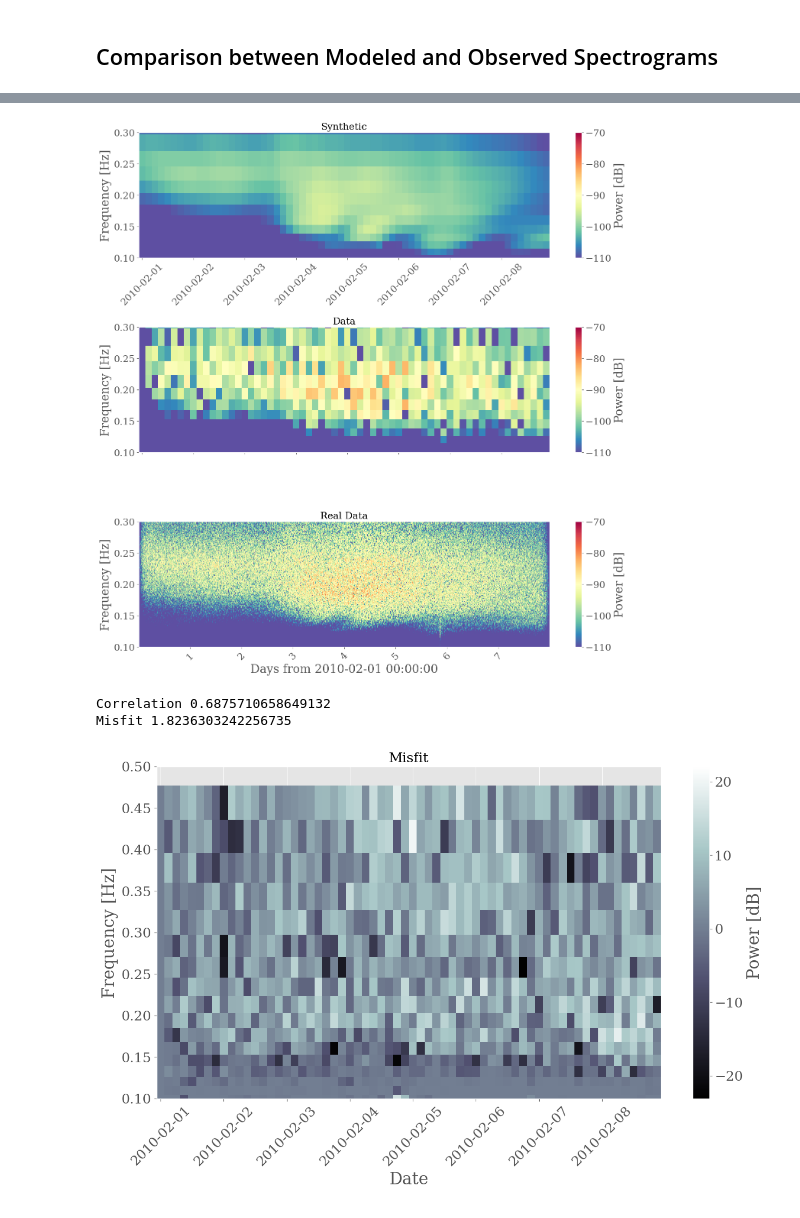
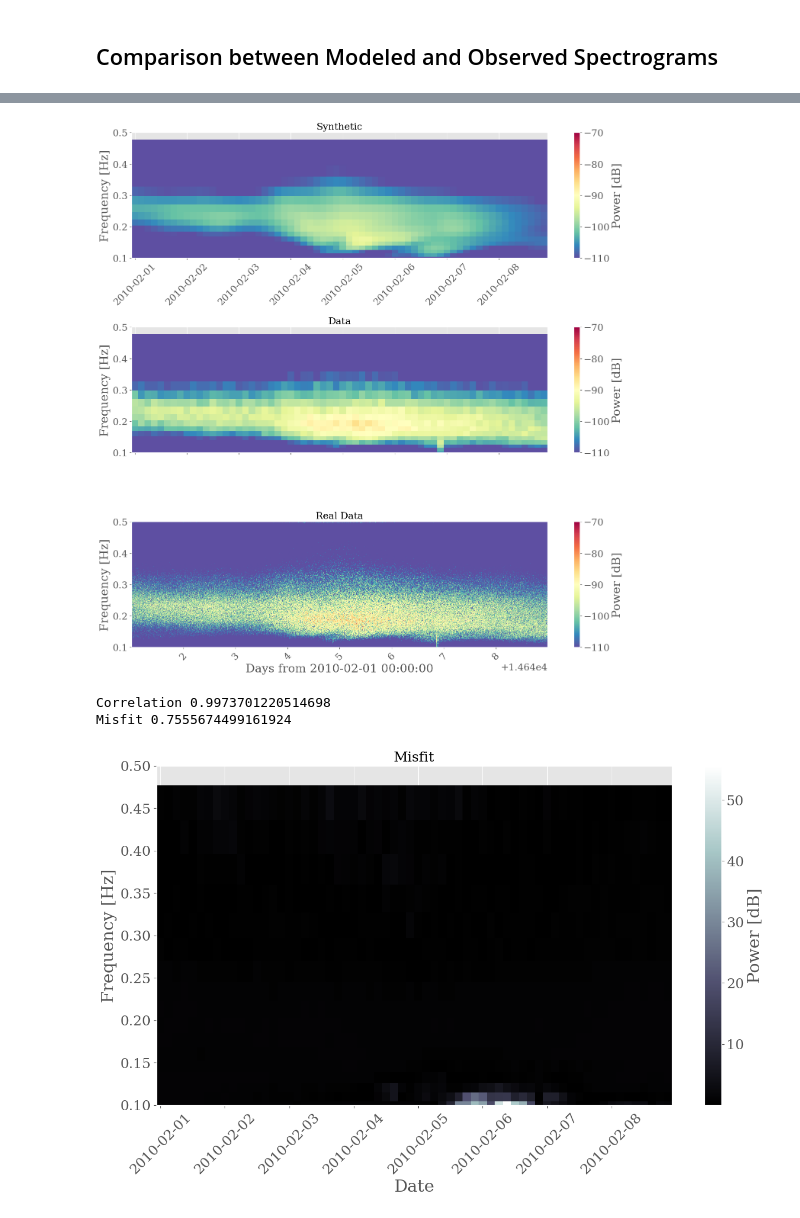
Before and after one commit to lystom/WMSAN, a Jupyter notebook: docs/notebooks/rayleigh_waves/spectrograms.ipynb, the cells around one changed output, grey strips where cells are left out. Cells and saved outputs as stored; diff of their text form; code cells hidden in the pictures.

```diff
--- a/docs/notebooks/rayleigh_waves/spectrograms.ipynb
+++ b/docs/notebooks/rayleigh_waves/spectrograms.ipynb
@@ -150,0 +123,5 @@ plt.savefig("spectrogram_real.png", dpi=350, bbox_inches='tight')
+# %%
+
+# Filter
+
+new_st = st.remove_response(output="DISP",taper = False, pre_filt = (0.05, 0.1, 1., 2.), water_level = None)
@@ -166,0 +164,22 @@ for i in range(len(dates)):
+# %%
+# Interpolate data in time (3 hours)
+from scipy.ndimage import gaussian_filter
+
+dates_data = pd.date_range(start=start_date, end=end_date, periods=len(t))
+print("Dates data: ", dates_data)
+spectro_smooth = gaussian_filter(spectrum, sigma=5)
+
+## Interpolate on the 2D grid of the spectrogram dates, freq
+from scipy.interpolate import RectBivariateSpline
+from scipy.interpolate import griddata
+
+# dates is in datetime format, t is in seconds from the start date, so we need to convert dates to seconds from the start date
+dates_seconds = (dates - start_date).total_seconds()
+# Create a 2D grid of the spectrogram dates and frequencies
+# old grid is t, frequency, new grid is dates_seconds, freq
+print(t.shape, frequency.shape, spectro_smooth.shape)
+# Interpolate on the 2D grid of the spectrogram dates, freq
+f = RectBivariateSpline(frequency, t, spectro_smooth, kx=5, ky=5)
+print(t)
+
+spectro_interp = f(freq, dates_seconds)
@@ -178,7 +213,7 @@ plt.colorbar(im1, ax=ax1,label='Power [dB]')
 
 ax2 = axs[1]
 ax2.sharex(ax1)
-im2 = ax2.pcolormesh(dates, freq, 10*np.log10(new_Px_data.T), vmin=-110, vmax=-70, cmap ='Spectral_r')
+im2 = ax2.pcolormesh(dates, freq, 10*np.log10(spectro_interp), vmin=-110, vmax=-70, cmap ='Spectral_r')
 ax2.set_title("Data")
 ax2.set_ylabel('Frequency [Hz]')
 ax2.set_xlabel('Date')
@@ -187,41 +222,37 @@ ax2.set_ylim([0.1, 0.5])
 plt.colorbar(im2, ax = ax2,label='Power [dB]')
 
 ax3 = axs[2]
-im3 = ax3.pcolormesh(t/3600/24, frequency, 10*np.log10(Px), vmin = -110, vmax = -70, shading='auto', cmap='Spectral_r')
+im3 = ax3.pcolormesh(date_spectro, frequency, 10*np.log10(spectrum), vmin = -110, vmax = -70, shading='auto', cmap='Spectral_r')
 ax3.set_title("Real Data")
 ax3.set_ylabel('Frequency [Hz]')
 ax3.set_xlabel('Days from {}'.format(t1.datetime))
-ax3.set_ylim([0.1, 0.3])
 plt.colorbar(im3, ax = ax3,label='Power [dB]')
 plt.tight_layout()
 plt.savefig("spectrogram_interpolated.png", dpi=350, bbox_inches='tight')
 # %% [output]
-[figure, old version]
+[figure, new version]
 # %%
 # Compute difference
+# Compute difference
+spectro_diff = spectro_interp - spectro.T
 
-# Correlation
-data_mean = np.nanmean(new_Px_data)
-synth_mean = np.nanmean(spectro)
-norm_data = np.sqrt(np.sum((new_Px_data - data_mean)**2, axis=0))
-norm_synth = np.sqrt(np.sum((spectro - synth_mean)**2, axis=0))
-num = np.nansum((new_Px_data - data_mean)*(spectro - synth_mean), axis=0)
-r = np.nanmean(num/(norm_data*norm_synth))
+# Correlation coefficient
+r = np.corrcoef(spectro_interp, spectro.T)[0,1]
 print("Correlation", r)
 
-misfit = np.mean(np.mean(np.abs(new_Px_data-spectro), axis=1)/np.mean(np.abs(new_Px_data), axis=1))
+misfit = np.mean(np.mean(np.abs(spectro_diff), axis=1))/np.mean(np.abs(spectro_interp.T))
 print("Misfit", misfit)
 
 plt.figure(figsize=(15,9))
-plt.pcolormesh(dates, freq, 10*np.log10(np.abs(new_Px_data.T - spectro.T)/np.abs(spectro.T)), cmap ='bone')
+plt.pcolormesh(dates, freq, np.abs(spectro_diff)/np.abs(spectro_interp), cmap ='bone')
 plt.gcf().autofmt_xdate(rotation=45, ha='center')
 plt.colorbar(label='Power [dB]')
 plt.title("Misfit")
 plt.xlabel('Date')
 plt.ylabel('Frequency [Hz]')
 plt.ylim(0.1, 0.5)
 plt.savefig("misfit.png", dpi=350, bbox_inches='tight')
 # %% [output]
-Correlation 0.6875710658649132
-Misfit 1.8236303242256735
+Correlation 0.9973701220514698
+Misfit 0.7555674499161924
-[figure, old version]
+[figure, new version]
```
Also changed, not shown: parts of 8 cells of this notebook, 20 other files.
